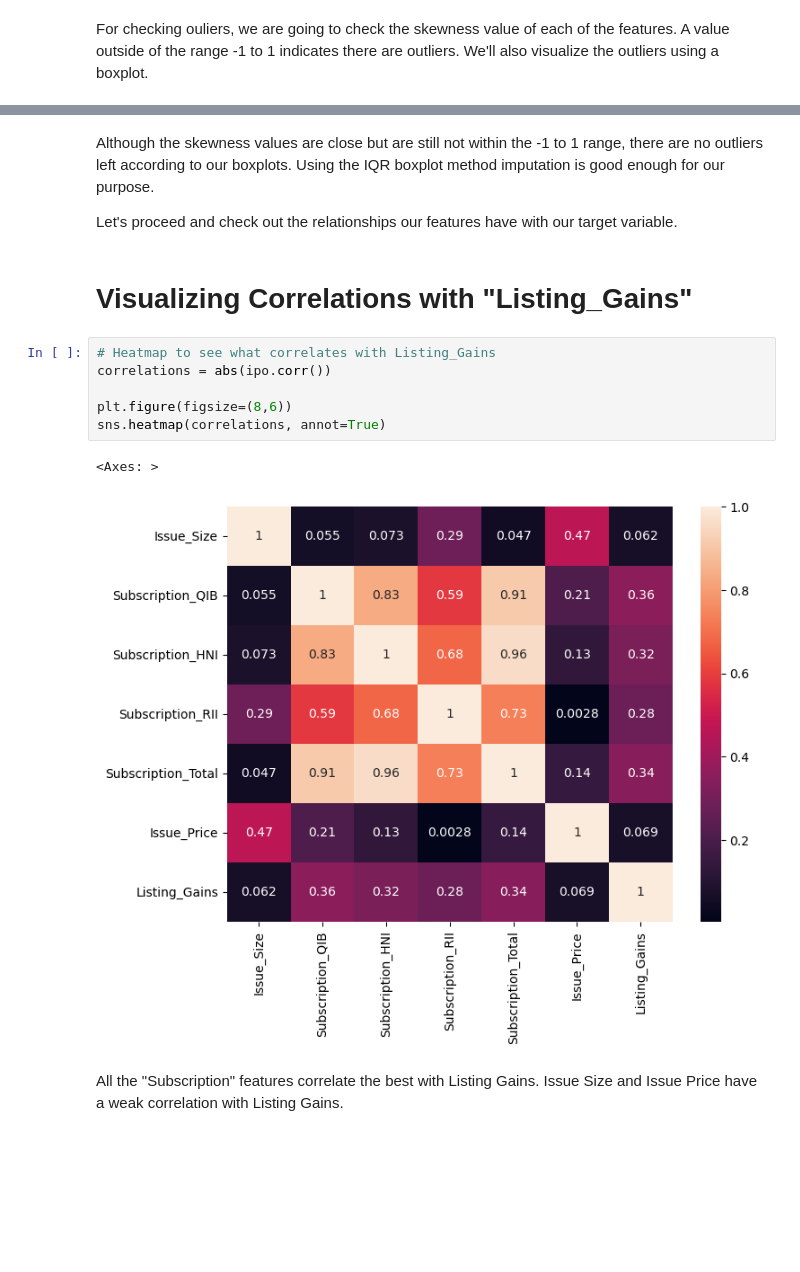
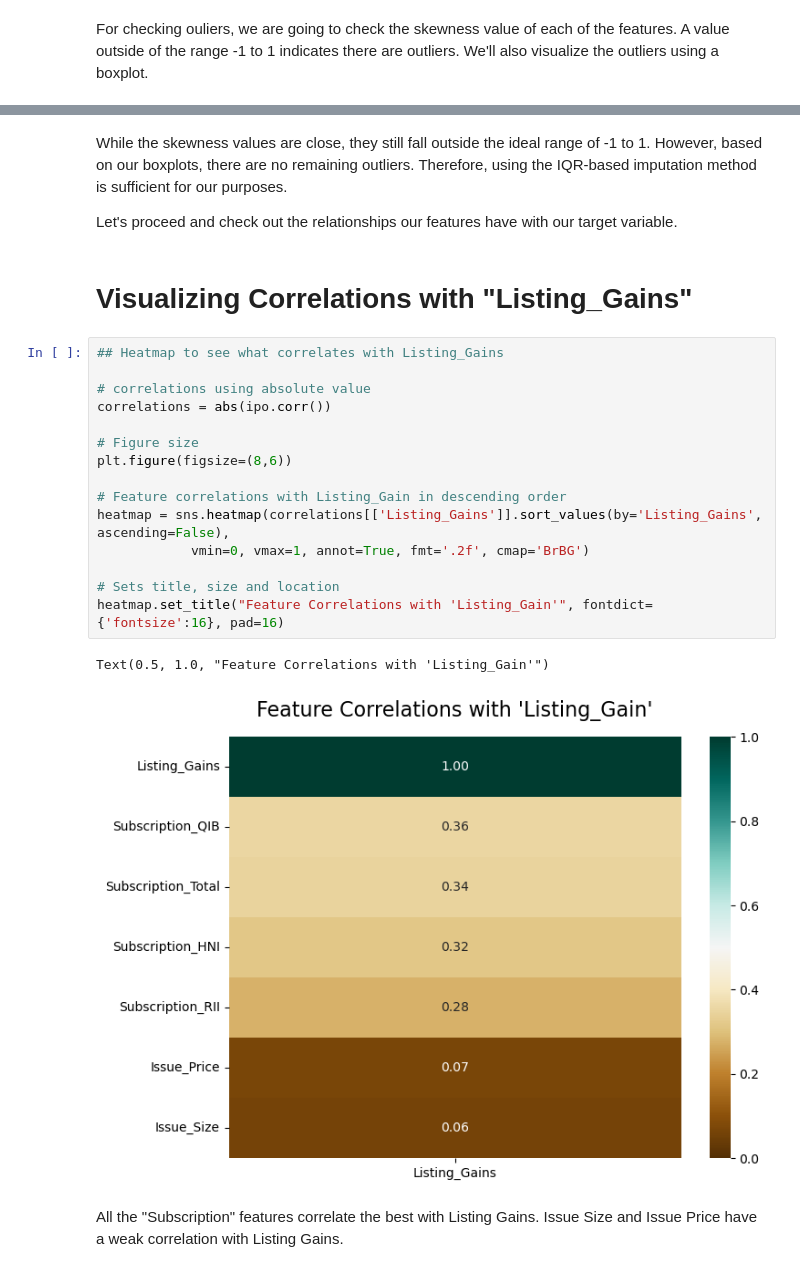
Before and after one commit to vincentariff/predicting-listing-gains-deep-learning, a Jupyter notebook: Predicting Listing Gains in the Indian IPO Market.ipynb, the cells around one changed output, grey strips where cells are left out. Saved outputs shown, nothing was run; the diff lists cells and outputs as text; blank space fills up the shorter version.

Commit message:
Updated text

```diff
--- a/Predicting Listing Gains in the Indian IPO Market.ipynb
+++ b/Predicting Listing Gains in the Indian IPO Market.ipynb
@@ -254,20 +257,29 @@ Subscription_Total: 1.29
 Issue_Price: 1.08
 [figure]
 # %% [markdown]
-Although the skewness values are close but are still not within the -1 to 1 range, there are no outliers left according to our boxplots. Using the IQR boxplot method imputation is good enough for our purpose.
+While the skewness values are close, they still fall outside the ideal range of -1 to 1. However, based on our boxplots, there are no remaining outliers. Therefore, using the IQR-based imputation method is sufficient for our purposes.
 
 Let's proceed and check out the relationships our features have with our target variable.
 # %% [markdown]
 # Visualizing Correlations with "Listing_Gains"
 # %%
-# Heatmap to see what correlates with Listing_Gains
+## Heatmap to see what correlates with Listing_Gains
+
+# correlations using absolute value
 correlations = abs(ipo.corr())
 
+# Figure size
 plt.figure(figsize=(8,6))
-sns.heatmap(correlations, annot=True)
+
+# Feature correlations with Listing_Gain in descending order
+heatmap = sns.heatmap(correlations[['Listing_Gains']].sort_values(by='Listing_Gains', ascending=False),
+            vmin=0, vmax=1, annot=True, fmt='.2f', cmap='BrBG')
+
+# Sets title, size and location
+heatmap.set_title("Feature Correlations with 'Listing_Gain'", fontdict={'fontsize':16}, pad=16)
 # %% [output]
-<Axes: >
+Text(0.5, 1.0, "Feature Correlations with 'Listing_Gain'")
-[figure, old version]
+[figure, new version]
 # %% [markdown]
 All the "Subscription" features correlate the best with Listing Gains. Issue Size and Issue Price have a weak correlation with Listing Gains.
 # %%
```
Also changed, not shown: parts of 15 cells of this notebook.
